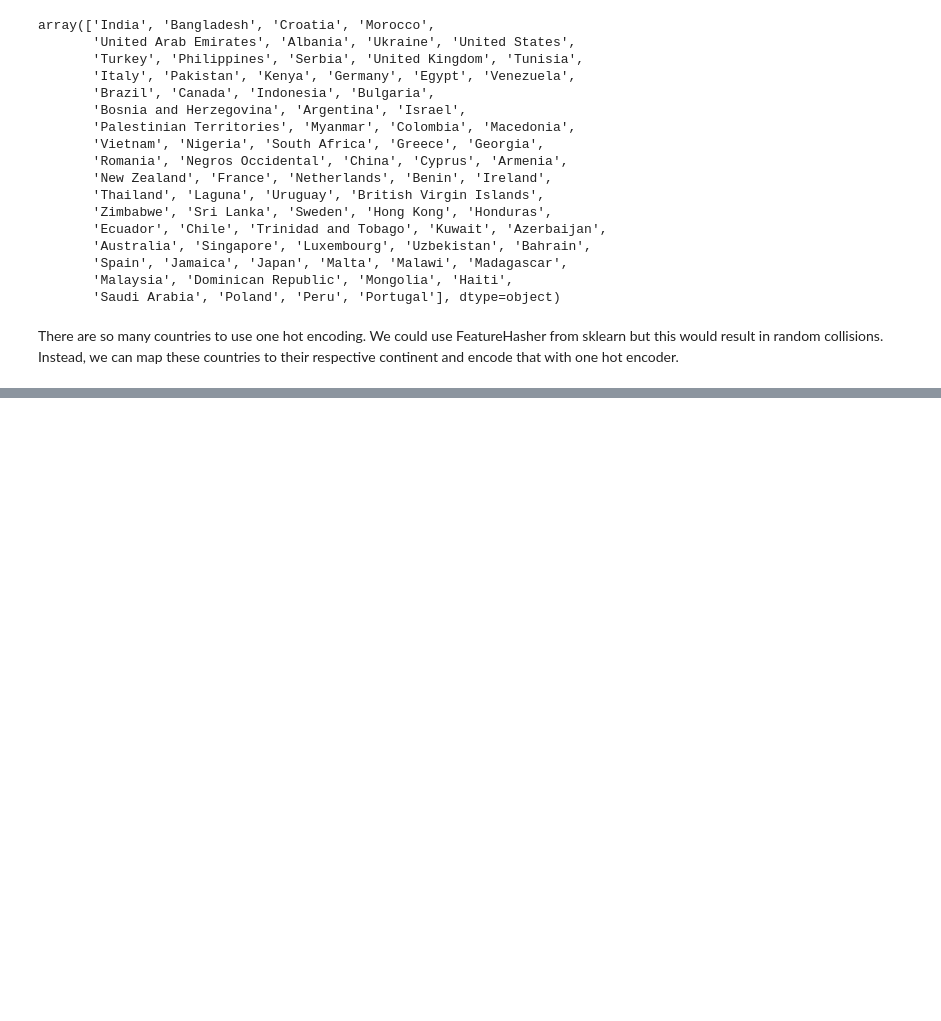
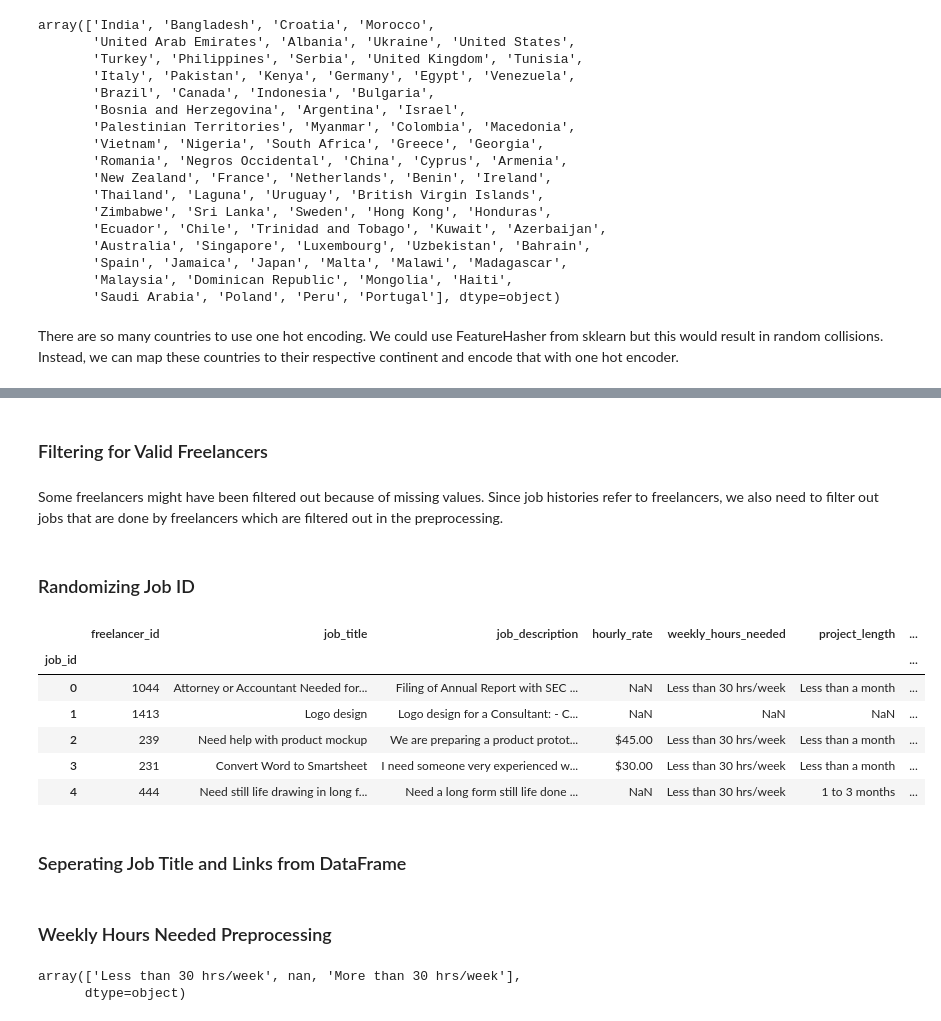
Before and after one commit to tahagalata/freelancer_recommender, a Jupyter notebook: preprocessing.ipynb, the cells around one changed output, grey strips where cells are left out. Saved outputs shown, nothing was run; the diff lists cells and outputs as text; code cells hidden in the pictures; blank space fills up the shorter version.

```diff
--- a/preprocessing.ipynb
+++ b/preprocessing.ipynb
@@ -86,0 +227,12 @@ ModuleNotFoundError: No module named 'geonamescache'
+# %%
+def get_skill_lists(skill_string):
+    if len(skill_string.split("/")) > 1:
+        seperated_skills_strings = skill_string.split("/")[1:]
+    else:
+        seperated_skills_strings = skill_string.split("/")
+
+    list_of_lists =  [string.split(",") for string in seperated_skills_strings]
+    return [skill for sublist in list_of_lists for skill in sublist]
+# %%
+freelancer_df["skills"] = freelancer_df["skills"].apply(get_skill_lists)
+freelancer_df.head()
@@ -86,0 +251,3 @@ ModuleNotFoundError: No module named 'geonamescache'
+# %%
+jobs_df = pd.read_csv("jobs.csv", delimiter="|")
+jobs_df.head()
@@ -86,0 +261,23 @@ ModuleNotFoundError: No module named 'geonamescache'
+# %% [markdown]
+### Filtering for Valid Freelancers
+# %% [markdown]
+Some freelancers might have been filtered out because of missing values. Since job histories refer to freelancers, we also need to filter out jobs that are done by freelancers which are filtered out in the preprocessing.
+# %%
+jobs_df = jobs_df[jobs_df["freelancer_id"].isin(freelancer_df.index)]
+# %% [markdown]
+### Randomizing Job ID
+# %%
+jobs_df["job_id"] = np.random.choice(a= jobs_df.shape[0], size=jobs_df.shape[0], replace=False)
+jobs_df = jobs_df.sort_values("job_id")
+jobs_df.set_index("job_id", inplace=True)
+jobs_df.head()
+# %% [output]
+|  | freelancer_id | job_title | job_description | hourly_rate | weekly_hours_needed | project_length | ... |
+| job_id |  |  |  |  |  |  | ... |
+| 0 | 1044 | Attorney or Accountant Needed for... | Filing of Annual Report with SEC ... | NaN | Less than 30 hrs/week | Less than a month | ... |
+| 1 | 1413 | Logo design | Logo design for a Consultant: - C... | NaN | NaN | NaN | ... |
+| 2 | 239 | Need help with product mockup | We are preparing a product protot... | $45.00 | Less than 30 hrs/week | Less than a month | ... |
+| 3 | 231 | Convert Word to Smartsheet | I need someone very experienced w... | $30.00 | Less than 30 hrs/week | Less than a month | ... |
+| 4 | 444 | Need still life drawing in long f... | Need a long form still life done ... | NaN | Less than 30 hrs/week | 1 to 3 months | ... |
+# %% [markdown]
+### Seperating Job Title and Links from DataFrame
@@ -86,0 +287,7 @@ ModuleNotFoundError: No module named 'geonamescache'
+# %% [markdown]
+### Weekly Hours Needed Preprocessing
+# %%
+jobs_df["weekly_hours_needed"].unique()
+# %% [output]
+array(['Less than 30 hrs/week', nan, 'More than 30 hrs/week'],
+      dtype=object)
```
Also changed, not shown: parts of 65 cells of this notebook, 4 other files.
